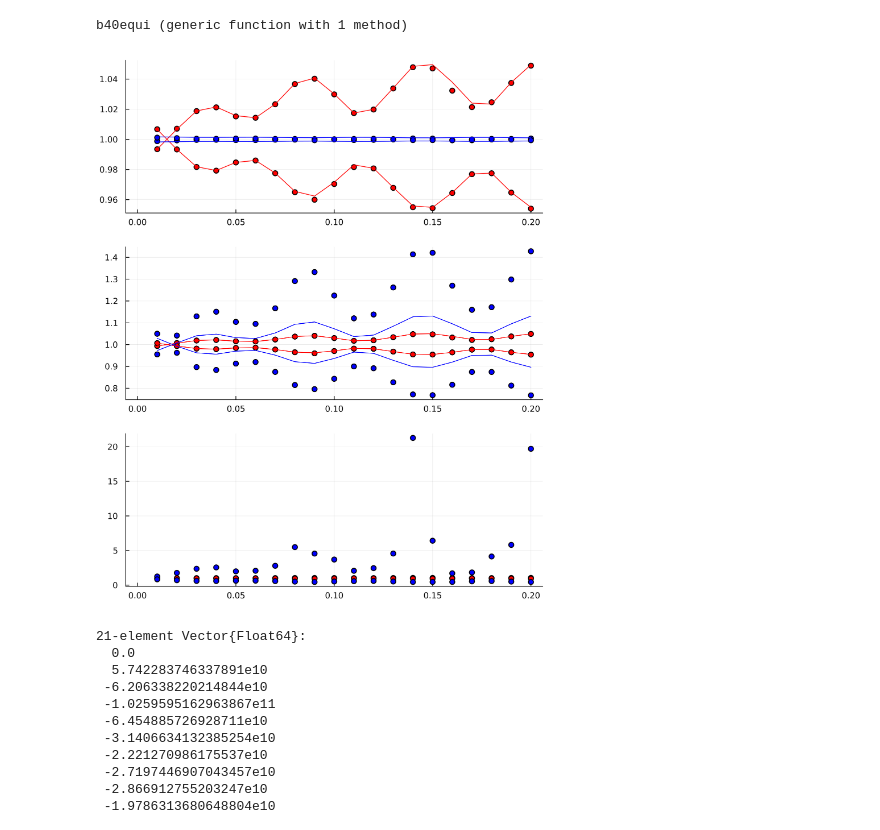
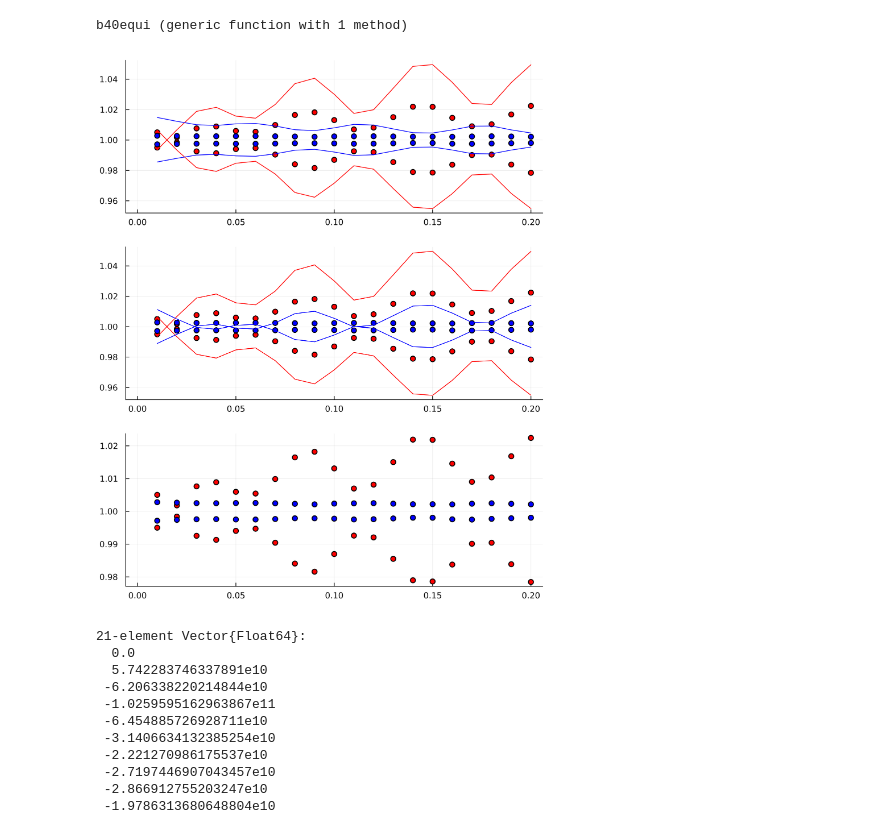
Before and after one commit to ladosamushia/BispectrumAP, a Jupyter notebook: BAOplots.ipynb, the cells around one changed output. Saved outputs shown, nothing was run; the diff lists cells and outputs as text; code cells hidden in the pictures.

Commit message:
some problems with the graphs

```diff
--- a/BAOplots.ipynb
+++ b/BAOplots.ipynb
@@ -174,7 +174,7 @@ function k2t(k1, k2, k3, μ, ϕ, αV, ϵ)
     Apar = αV*ϵ
     Aperp = αV/sqrt(ϵ)
     theta = acos(μ)
-    return sqrt(k2^2 + (Apar-1)^2 * (k1 - k3*sqrt(1 - (r^2 * (sin(ϕ))^2)/k3^2)*(cos(eps1 + theta))^2)^2 + (Aperp-1)^2 * (k1 - k3*sqrt(1 - (r^2 * (sin(phi))^2)/k3^2)*(sin(eps1 + theta))^2)^2 + (r^2 * ((Aperp - 1)^2 *sin(phi))^2)/k3^2)
+    return sqrt(k2^2 + (Apar-1)^2 * (k1 - k3*sqrt(1 - (r^2 * (sin(ϕ))^2)/k3^2)*(cos(eps1 + theta))^2)^2 + (Aperp-1)^2 * (k1 - k3*sqrt(1 - (r^2 * (sin(ϕ))^2)/k3^2)*(sin(eps1 + theta))^2)^2 + (r^2 * ((Aperp - 1)^2 *sin(ϕ))^2)/k3^2)
 end
 function k3t(k1, k2, k3, μ, ϕ, αV, ϵ)
     d = (k1^2 + k3^2 - k2^2)/(2*k1)
@@ -183,7 +183,7 @@ function k3t(k1, k2, k3, μ, ϕ, αV, ϵ)
     Apar = αV*ϵ
     Aperp = αV/sqrt(ϵ)
     theta = acos(μ)
-    return  k3 * sqrt((1 - (r^2 * (sin(phi))^2)/k3^2)*(((cos(eps1 + theta))^2)*Apar + ((sin(eps1 + theta))^2)*Aperp ) + (r^2 * (sin(phi))^2 * Aperp )/k3^2)
+    return  k3 * sqrt((1 - (r^2 * (sin(ϕ))^2)/k3^2)*(((cos(eps1 + theta))^2)*Apar + ((sin(eps1 + theta))^2)*Aperp ) + (r^2 * (sin(ϕ))^2 * Aperp )/k3^2)
 end
 function μt(k1, k2, k3, μ, ϕ, αV, ϵ)
     return μ*αV*ϵ/sqrt(αV^2*ϵ^2*μ^2 + αV^2/ϵ*(1 - μ^2))
@@ -212,7 +212,13 @@ function b00equi(k1, k2, k3, αV, ϵ)
     Nk = size(kgrid)[1]
     pp = zeros(Nk)
     for i in 2:Nk
-        pp[i] = hcubature(x -> bk5d(μp(kgrid[i], cos(x[1]), αV, ϵ), x[2], kp(k1[i], cos(x[1]), αV, ϵ), kp(k2[i], cos(x[1]), αV, ϵ), kp(k3[i], cos(x[1]), αV, ϵ))*Y00(x[1])*sin(x[1]), [0, 0], [π, 2*π], reltol=1e-4)[1]
+        pp[i] = hcubature(x ->
+            bk5d(μt(k1[i], k2[i], k3[i], cos(x[1]), x[2], αV, ϵ),
+                ϕt(k1[i], k2[i], k3[i], cos(x[1]), x[2], αV, ϵ),
+                k1t(k1[i], k2[i], k3[i], cos(x[1]), x[2], αV, ϵ),
+                k2t(k1[i], k2[i], k3[i], cos(x[1]), x[2], αV, ϵ),
+                k3t(k1[i], k2[i], k3[i], cos(x[1]), x[2], αV, ϵ))
+                *Y00(x[1])*sin(x[1]), [0, 0], [π, 2*π], reltol=1e-4)[1]
     end
     return pp
 end
@@ -220,7 +226,13 @@ function b20equi(k1, k2, k3, αV, ϵ)
     Nk = size(kgrid)[1]
     pp = zeros(Nk)
     for i in 2:Nk
-        pp[i] = hcubature(x -> bk5d(μp(kgrid[i], cos(x[1]), αV, ϵ), x[2], kp(k1[i], cos(x[1]), αV, ϵ), kp(k2[i], cos(x[1]), αV, ϵ), kp(k3[i], cos(x[1]), αV, ϵ))*Y20(x[1])*sin(x[1]), [0, 0], [π, 2*π], reltol=1e-4)[1]
+        pp[i] = hcubature(x ->
+        bk5d(μt(k1[i], k2[i], k3[i], cos(x[1]), x[2], αV, ϵ),
+            ϕt(k1[i], k2[i], k3[i], cos(x[1]), x[2], αV, ϵ),
+            k1t(k1[i], k2[i], k3[i], cos(x[1]), x[2], αV, ϵ),
+            k2t(k1[i], k2[i], k3[i], cos(x[1]), x[2], αV, ϵ),
+            k3t(k1[i], k2[i], k3[i], cos(x[1]), x[2], αV, ϵ))
+            *Y00(x[1])*sin(x[1]), [0, 0], [π, 2*π], reltol=1e-4)[1]
     end
     return pp
 end
@@ -228,7 +240,13 @@ function b40equi(k1, k2, k3, αV, ϵ)
     Nk = size(kgrid)[1]
     pp = zeros(Nk)
     for i in 2:Nk
-        pp[i] = hcubature(x -> bk5d(μp(kgrid[i], cos(x[1]), αV, ϵ), x[2], kp(k1[i], cos(x[1]), αV, ϵ), kp(k2[i], cos(x[1]), αV, ϵ), kp(k3[i], cos(x[1]), αV, ϵ))*Y40(x[1])*sin(x[1]), [0, 0], [π, 2*π], reltol=1e-4)[1]
+        pp[i] = hcubature(x ->
+        bk5d(μt(k1[i], k2[i], k3[i], cos(x[1]), x[2], αV, ϵ),
+            ϕt(k1[i], k2[i], k3[i], cos(x[1]), x[2], αV, ϵ),
+            k1t(k1[i], k2[i], k3[i], cos(x[1]), x[2], αV, ϵ),
+            k2t(k1[i], k2[i], k3[i], cos(x[1]), x[2], αV, ϵ),
+            k3t(k1[i], k2[i], k3[i], cos(x[1]), x[2], αV, ϵ))
+            *Y00(x[1])*sin(x[1]), [0, 0], [π, 2*π], reltol=1e-4)[1]
     end
     return pp
 end
@@ -268,7 +286,10 @@ scatter!(kgrid, B00fid./B00ep, label=:none, color=:blue, subplot=1)
 scatter!(kgrid, B00fid./B00em, label=:none, color=:blue, subplot=1)
 αV = 1.01; ϵ=1.00
 δαV = 1 - αV; δϵ = 1 - ϵ
-B00th = B00fid .+ dB00k1*δαV + dB00k2*δαV + dB00k3*δαV + dB20k1*δϵ/sqrt(5) + dB20k2*δϵ/8/sqrt(5) + dB20k3*δϵ/8/sqrt(5) + B20fid*δϵ*3/sqrt(5)
+B00th = B00fid
+B00th += dB00k1*δαV + dB00k2*δαV + dB00k3*δαV
+B00th += dB20k1*δϵ/sqrt(5) + dB20k2*δϵ/8/sqrt(5) + dB20k3*δϵ/8/sqrt(5)
+B00th += B20fid*δϵ*3/sqrt(5)
 plot!(kgrid, B00fid./B00th, label=:none, color=:red, subplot=1)
 αV = 0.99; ϵ=1.00
 δαV = 1 - αV; δϵ = 1 - ϵ
@@ -296,34 +317,34 @@ plot!(kgrid, B20fid./B20th, label=:none, color=:red, subplot=2)
 αV = 0.99; ϵ=1.00
 δαV = 1 - αV; δϵ = 1 - ϵ
 B20th = B20fid
 B20th += dB20k1*δαV + dB20k2*δαV + dB20k3*δαV
 B20th += dB00k1*δϵ/sqrt(5) + dB00k2*δϵ/8/sqrt(5) + dB00k3*δϵ/8/sqrt(5)
 B20th += dB20k1*δϵ*2/7 + dB20k2*δϵ/28 + dB20k3*δϵ/28
 plot!(kgrid, B20fid./B20th, label=:none, color=:red, subplot=2)
 αV = 1.00; ϵ=1.01
 δαV = 1 - αV; δϵ = 1 - ϵ
 B20th = B20fid
 B20th += dB20k1*δαV + dB20k2*δαV + dB20k3*δαV
 B20th += dB00k1*δϵ/sqrt(5) + dB00k2*δϵ/8/sqrt(5) + dB00k3*δϵ/8/sqrt(5)
 B20th += dB20k1*δϵ*2/7 + dB20k2*δϵ/28 + dB20k3*δϵ/28
 B20th += dB40k1*δϵ*6/7/sqrt(5) + dB40k2*δϵ*3/28/sqrt(5) + dB40k3*δϵ*3/28/sqrt(5)
 B20th += B20fid*δϵ*3/7 + B40fid*δϵ*6/7/sqrt(5)
 plot!(kgrid, B20fid./B20th, label=:none, color=:blue, subplot=2)
 αV = 1.00; ϵ=0.99
 δαV = 1 - αV; δϵ = 1 - ϵ
 B20th = B20fid
 B20th += dB20k1*δαV + dB20k2*δαV + dB20k3*δαV
 B20th += dB00k1*δϵ/sqrt(5) + dB00k2*δϵ/8/sqrt(5) + dB00k3*δϵ/8/sqrt(5)
 B20th += dB20k1*δϵ*2/7 + dB20k2*δϵ/28 + dB20k3*δϵ/28
 B20th += dB40k1*δϵ*6/7/sqrt(5) + dB40k2*δϵ*3/28/sqrt(5) + dB40k3*δϵ*3/28/sqrt(5)
 B20th += B20fid*δϵ*3/7 + B40fid*δϵ*6/7/sqrt(5)
 plot!(kgrid, B20fid./B20th, label=:none, color=:blue, subplot=2)
 scatter!(kgrid, B40fid./B40ap, label=:none, color=:red, subplot=3)
 scatter!(kgrid, B40fid./B40am, label=:none, color=:red, subplot=3)
 scatter!(kgrid, B40fid./B40ep, label=:none, color=:blue, subplot=3)
 scatter!(kgrid, B40fid./B40em, label=:none, color=:blue, subplot=3)
 # %% [output]
-[figure, old version]
+[figure, new version]
 # %%
 αV = 1.01, ϵ=1.00
 δαV = 1 - αV, δϵ = 1 - ϵ
```
Also changed, not shown: parts of 3 cells of this notebook.
